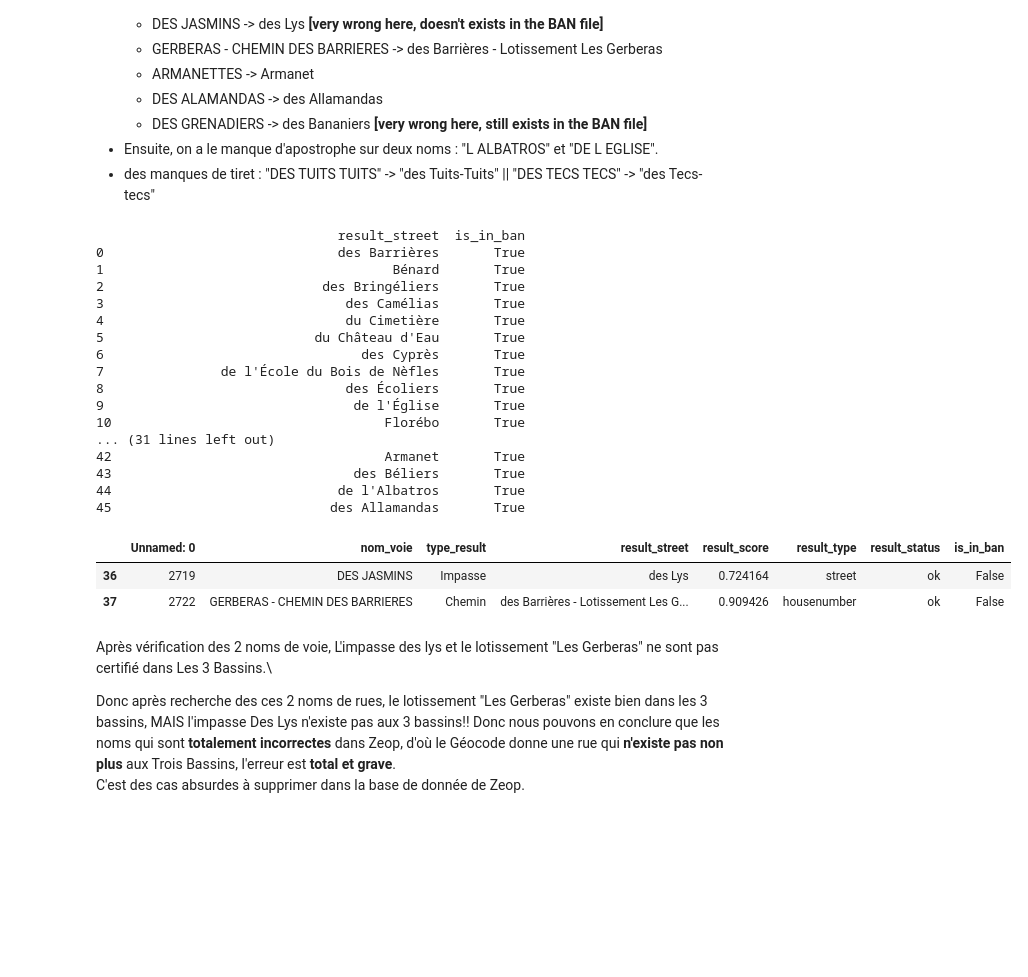
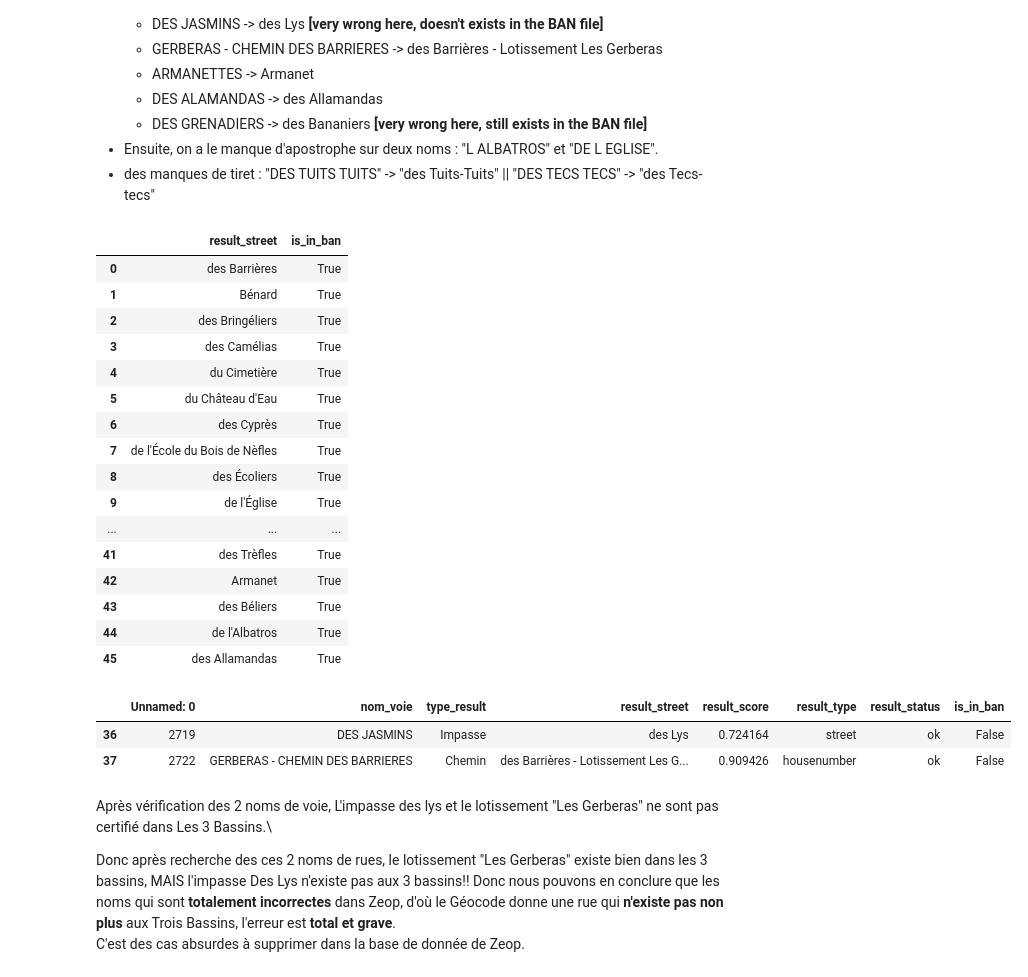
Before and after one commit to gitreunion/datacup-challenge-esi-flipside, a Jupyter notebook: code/get_path_name_error.ipynb, the cells around one changed output. Cells and saved outputs as stored; diff of their text form; code cells hidden in the pictures; blank space fills up the shorter version.

```diff
--- a/code/get_path_name_error.ipynb
+++ b/code/get_path_name_error.ipynb
@@ -222,34 +222,34 @@ Alors d'après ce tableau ci-dessus, on repère des erreurs communs :
 # %%
 df_wrong_names['is_in_ban'] = df_wrong_names['result_street'].apply(
     lambda x: any(x.lower() in nom_voie.lower() for nom_voie in df_ban['nom_voie'])
 )
 
 # Display the result
-print(df_wrong_names[['result_street', 'is_in_ban']])
+display(df_wrong_names[['result_street', 'is_in_ban']])
 
 # display the names of the streets that are in the BAN
 df_wrong_names[df_wrong_names['is_in_ban'] == False]
 # %% [output]
-                               result_street  is_in_ban
-0                              des Barrières       True
-1                                     Bénard       True
-2                            des Bringéliers       True
-3                               des Camélias       True
-4                               du Cimetière       True
-5                           du Château d'Eau       True
-6                                 des Cyprès       True
-7               de l'École du Bois de Nèfles       True
-8                               des Écoliers       True
-9                                de l'Église       True
-10                                   Florébo       True
-... (31 lines left out)
-42                                   Armanet       True
-43                               des Béliers       True
-44                             de l'Albatros       True
-45                            des Allamandas       True
-|  | Unnamed: 0 | nom_voie | type_result | result_street | result_score | result_type | result_status | is_in_ban |
-| 36 | 2719 | DES JASMINS | Impasse | des Lys | 0.724164 | street | ok | False |
-| 37 | 2722 | GERBERAS - CHEMIN DES BARRIERES | Chemin | des Barrières - Lotissement Les G... | 0.909426 | housenumber | ok | False |
+|  | result_street | is_in_ban |
+| 0 | des Barrières | True |
+| 1 | Bénard | True |
+| 2 | des Bringéliers | True |
+| 3 | des Camélias | True |
+| 4 | du Cimetière | True |
+| 5 | du Château d'Eau | True |
+| 6 | des Cyprès | True |
+| 7 | de l'École du Bois de Nèfles | True |
+| 8 | des Écoliers | True |
+| 9 | de l'Église | True |
+| ... | ... | ... |
+| 41 | des Trèfles | True |
+| 42 | Armanet | True |
+| 43 | des Béliers | True |
+| 44 | de l'Albatros | True |
+| 45 | des Allamandas | True |
+|  | Unnamed: 0 | nom_voie | type_result | result_street | result_score | result_type | result_status | is_in_ban |
+| 36 | 2719 | DES JASMINS | Impasse | des Lys | 0.724164 | street | ok | False |
+| 37 | 2722 | GERBERAS - CHEMIN DES BARRIERES | Chemin | des Barrières - Lotissement Les G... | 0.909426 | housenumber | ok | False |
 # %% [markdown]
 Après vérification des 2 noms de voie, L'impasse des lys et le lotissement "Les Gerberas" ne sont pas certifié dans Les 3 Bassins.\
 
```
Also changed, not shown: 3 other files.
